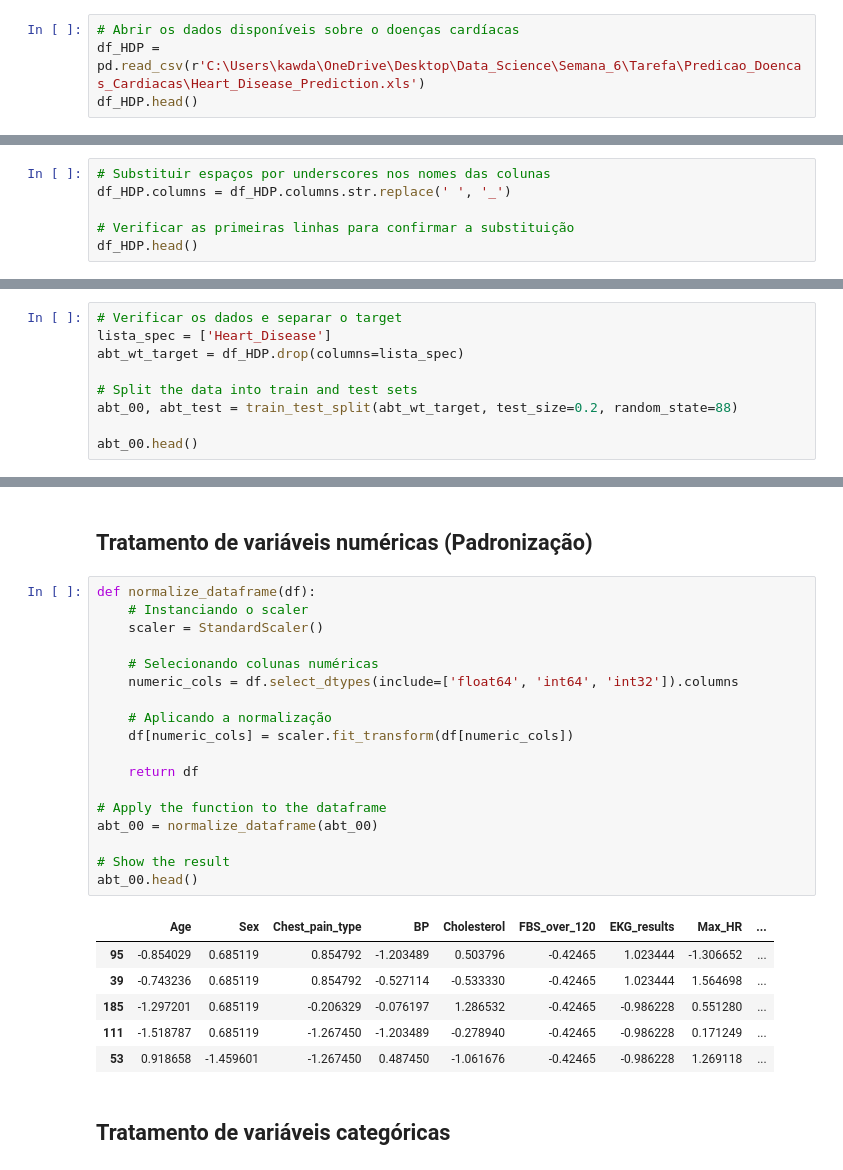
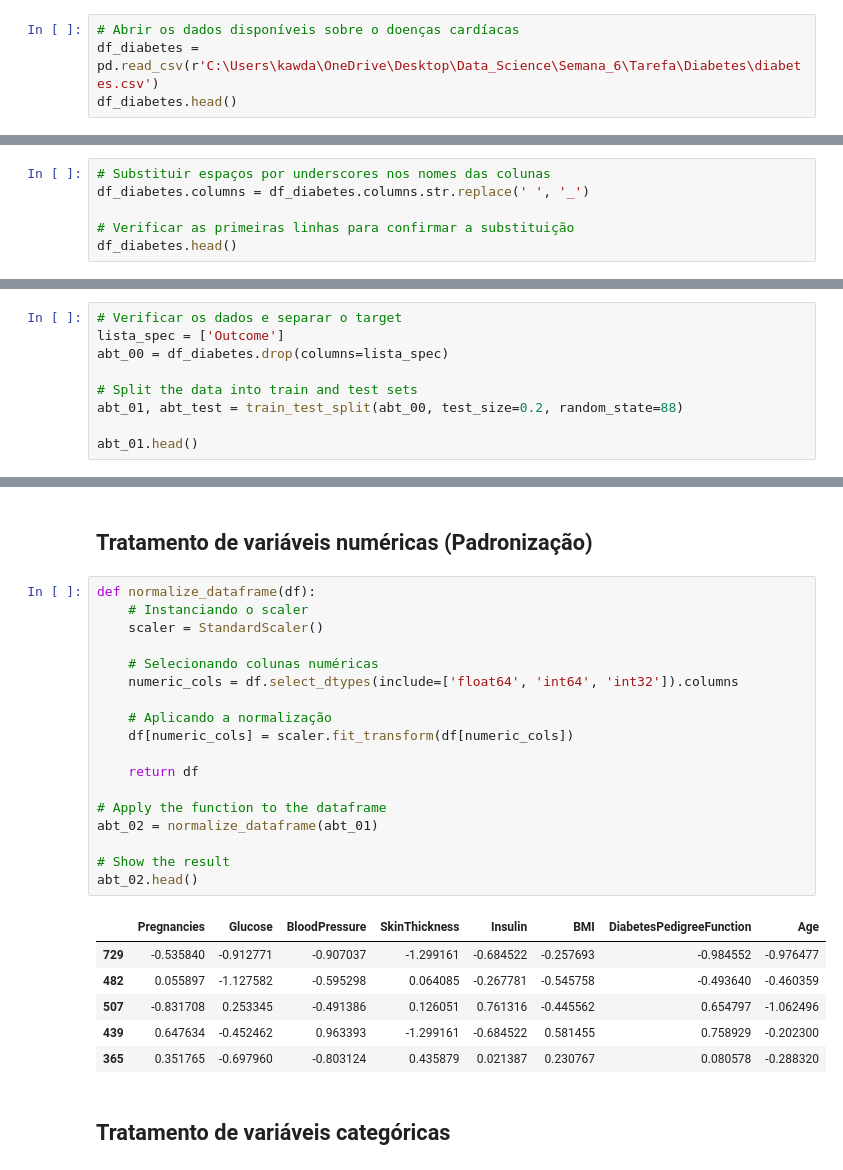
Before and after one commit to DKawaguch/Feature_Selection_Problems, a Jupyter notebook: Diabetes/FS_Diabetes.ipynb, the cells around one changed output, grey strips where cells are left out. Drawn from its saved outputs; the diff is of its cells as text.

```diff
--- a/Diabetes/FS_Diabetes.ipynb
+++ b/Diabetes/FS_Diabetes.ipynb
@@ -38,6 +38,6 @@ from scipy import stats
 # Dados
 # %%
 # Abrir os dados disponíveis sobre o doenças cardíacas
-df_HDP = pd.read_csv(r'C:\Users\kawda\OneDrive\Desktop\Data_Science\Semana_6\Tarefa\Predicao_Doencas_Cardiacas\Heart_Disease_Prediction.xls')
-df_HDP.head()
+df_diabetes = pd.read_csv(r'C:\Users\kawda\OneDrive\Desktop\Data_Science\Semana_6\Tarefa\Diabetes\diabetes.csv')
+df_diabetes.head()
 # %% [output]
@@ -53,8 +53,8 @@ df_HDP.head()
 ## Retirar espaços dos nomes das variáveis e substituir por underscore
 # %%
 # Substituir espaços por underscores nos nomes das colunas
-df_HDP.columns = df_HDP.columns.str.replace(' ', '_')
+df_diabetes.columns = df_diabetes.columns.str.replace(' ', '_')
 
 # Verificar as primeiras linhas para confirmar a substituição
-df_HDP.head()
+df_diabetes.head()
 # %% [output]
@@ -142,11 +142,11 @@ abt_full.head()
 # Identificar e separar o target e fazer o test-split
 # %%
 # Verificar os dados e separar o target
-lista_spec = ['Heart_Disease']
-abt_wt_target = df_HDP.drop(columns=lista_spec)
+lista_spec = ['Outcome']
+abt_00 = df_diabetes.drop(columns=lista_spec)
 
 # Split the data into train and test sets
-abt_00, abt_test = train_test_split(abt_wt_target, test_size=0.2, random_state=88)
+abt_01, abt_test = train_test_split(abt_00, test_size=0.2, random_state=88)
 
-abt_00.head()
+abt_01.head()
 # %% [output]
@@ -163,28 +163,28 @@ abt_00.head()
 # %%
 def normalize_dataframe(df):
 	# Instanciando o scaler
 	scaler = StandardScaler()
 
 	# Selecionando colunas numéricas
 	numeric_cols = df.select_dtypes(include=['float64', 'int64', 'int32']).columns
 
 	# Aplicando a normalização
 	df[numeric_cols] = scaler.fit_transform(df[numeric_cols])
 
 	return df
 
 # Apply the function to the dataframe
-abt_00 = normalize_dataframe(abt_00)
+abt_02 = normalize_dataframe(abt_01)
 
 # Show the result
-abt_00.head()
+abt_02.head()
 # %% [output]
-|  | Age | Sex | Chest_pain_type | BP | Cholesterol | FBS_over_120 | EKG_results | Max_HR | ... |
-| 95 | -0.854029 | 0.685119 | 0.854792 | -1.203489 | 0.503796 | -0.42465 | 1.023444 | -1.306652 | ... |
-| 39 | -0.743236 | 0.685119 | 0.854792 | -0.527114 | -0.533330 | -0.42465 | 1.023444 | 1.564698 | ... |
-| 185 | -1.297201 | 0.685119 | -0.206329 | -0.076197 | 1.286532 | -0.42465 | -0.986228 | 0.551280 | ... |
-| 111 | -1.518787 | 0.685119 | -1.267450 | -1.203489 | -0.278940 | -0.42465 | -0.986228 | 0.171249 | ... |
-| 53 | 0.918658 | -1.459601 | -1.267450 | 0.487450 | -1.061676 | -0.42465 | -0.986228 | 1.269118 | ... |
+|  | Pregnancies | Glucose | BloodPressure | SkinThickness | Insulin | BMI | DiabetesPedigreeFunction | Age |
+| 729 | -0.535840 | -0.912771 | -0.907037 | -1.299161 | -0.684522 | -0.257693 | -0.984552 | -0.976477 |
+| 482 | 0.055897 | -1.127582 | -0.595298 | 0.064085 | -0.267781 | -0.545758 | -0.493640 | -0.460359 |
+| 507 | -0.831708 | 0.253345 | -0.491386 | 0.126051 | 0.761316 | -0.445562 | 0.654797 | -1.062496 |
+| 439 | 0.647634 | -0.452462 | 0.963393 | -1.299161 | -0.684522 | 0.581455 | 0.758929 | -0.202300 |
+| 365 | 0.351765 | -0.697960 | -0.803124 | 0.435879 | 0.021387 | 0.230767 | 0.080578 | -0.288320 |
 # %% [markdown]
 ## Tratamento de variáveis categóricas
 # %% [markdown]
```
Also changed, not shown: parts of 17 cells of this notebook.
